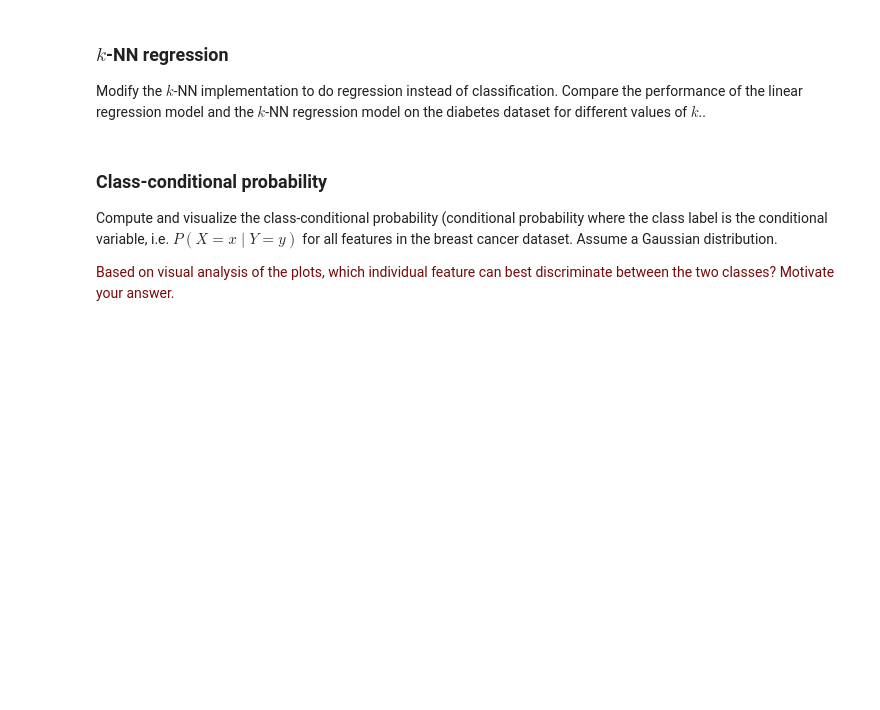
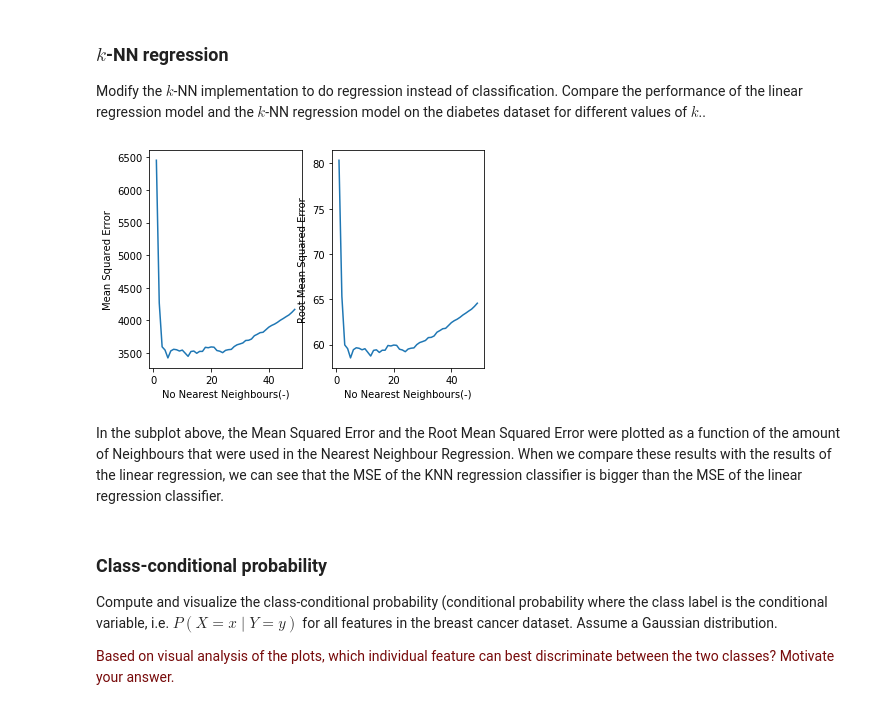
Before and after one commit to tdewaard/8dm40-machine-learning, a Jupyter notebook: practicals/week_1.ipynb, the cells around one changed output. Cells and saved outputs as stored; diff of their text form; code cells hidden in the pictures; blank space fills up the shorter version.

```diff
--- a/practicals/week_1.ipynb
+++ b/practicals/week_1.ipynb
@@ -226,6 +234,42 @@ The script which is shown above makes use of a function called NNfunction which
 ### $k$-NN regression
 
 Modify the $k$-NN implementation to do regression instead of classification. Compare the performance of the linear regression model and the $k$-NN regression model on the diabetes dataset for different values of $k$..
+# %%
+import numpy as np
+from sklearn.datasets import load_diabetes
+from NNfunctionRegression import *
+import matplotlib.pyplot as plt
+
+Diabetes=load_diabetes()
+nn=50
+Z=Diabetes.data
+k=range(1,nn)
+MSEList=[]
+RMSEList=[]
+a=np.zeros((221,2))
+for j in range(1,nn):
+    results=NNfunctionRegression(j,Diabetes,10)
+    Test=Diabetes.target[221:,np.newaxis]
+    MSE= sum((Test-results)**2)/221
+    RMSEList.append(np.sqrt(MSE))
+    MSEList.append(MSE)
+
+
+f, axis = plt.subplots(1,2,sharex=False, sharey=False)
+
+axis[0].plot(k, MSEList)
+axis[0].set_xlabel('No Nearest Neighbours(-)')
+axis[0].set_ylabel('Mean Squared Error')
+
+axis[1].plot(k,RMSEList)
+axis[1].set_xlabel('No Nearest Neighbours(-)')
+axis[1].set_ylabel('Root Mean Squared Error')
+
+plt.show()
+# %% [output]
+[figure, added]
+# %% [markdown]
+In the subplot above, the Mean Squared Error and the Root Mean Squared Error were plotted as a function of the amount of Neighbours that were used in the Nearest Neighbour Regression. When we compare these results with the results of the linear regression, we can see that the MSE of the KNN regression classifier is bigger than the MSE of the linear regression classifier.
 # %% [markdown]
 ### Class-conditional probability
 
```
Also changed, not shown: parts of 2 cells of this notebook, 1 other file.
